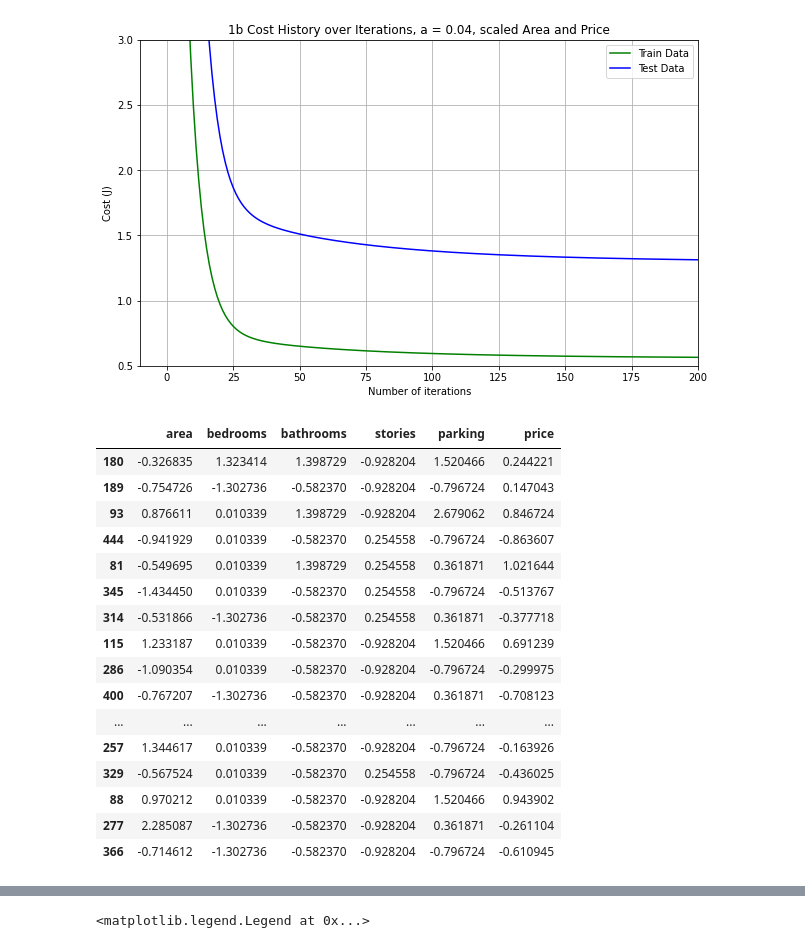
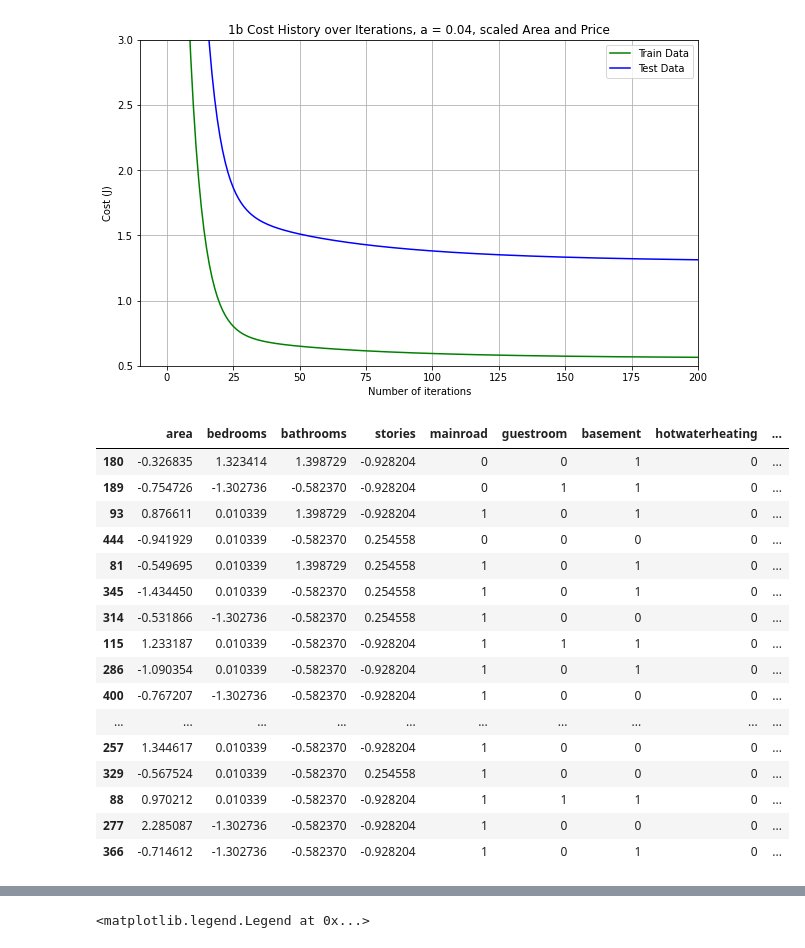
Before and after one commit to ccook93/ECGR-4105-Homeworks, a Jupyter notebook: HW1_Testing Code.ipynb, the cells around one changed output, grey strips where cells are left out. Cells and saved outputs as stored; diff of their text form; code cells hidden in the pictures.

```diff
--- a/HW1_Testing Code.ipynb
+++ b/HW1_Testing Code.ipynb
@@ -276,52 +276,60 @@ plt.legend()
 #1. Min-Max scaling
 #2. Standardisation (mean-0, sigma-1)
 
 import warnings
 warnings.filterwarnings('ignore')
 
 from sklearn.preprocessing import MinMaxScaler, StandardScaler
 
+# varlist2 = ['area','bedrooms','bathrooms','stories','mainroad','guestroom','basement','hotwaterheating','airconditioning','parking','prefarea','price']
 varlist3 = ['area', 'stories', 'bedrooms','bathrooms','parking','price']
+varlist4 = ['area', 'bedrooms', 'bathrooms', 'stories','price']
 
 df_NewtrainCS = df_train[varlist1]
 df_NewtestCS = df_test[varlist1]
 
 df_NewtrainCM = df_train[varlist1]
 df_NewtestCM = df_test[varlist1]
 
 df_NewtrainDS = df_train[varlist2]
 df_NewtestDS = df_test[varlist2]
 
 df_NewtrainDM = df_train[varlist2]
 df_NewtestDM = df_test[varlist2]
 
 # Standard Scaler
 scaler = StandardScaler()
-df_NewtrainCS[varlist3] = scaler.fit_transform(df_NewtrainC[varlist3])
-df_NewtestCS[varlist3] = scaler.fit_transform(df_NewtestC[varlist3])
+df_NewtrainCS[varlist3] = scaler.fit_transform(df_NewtrainCS[varlist3])
+df_NewtestCS[varlist3] = scaler.fit_transform(df_NewtestCS[varlist3])
+
+df_NewtrainDS[varlist4] = scaler.fit_transform(df_NewtrainDS[varlist4])
+df_NewtestDS[varlist4] = scaler.fit_transform(df_NewtestDS[varlist4])
 
 # MinMax Scaler
 scaler = MinMaxScaler()
-df_NewtrainCM[varlist3] = scaler.fit_transform(df_NewtrainC[varlist3])
-df_NewtestCM[varlist3] = scaler.fit_transform(df_NewtestC[varlist3])
+df_NewtrainCM[varlist3] = scaler.fit_transform(df_NewtrainCM[varlist3])
+df_NewtestCM[varlist3] = scaler.fit_transform(df_NewtestCM[varlist3])
+
+df_NewtrainDM[varlist4] = scaler.fit_transform(df_NewtrainDM[varlist4])
+df_NewtestDM[varlist4] = scaler.fit_transform(df_NewtestDM[varlist4])
 
 #df_NewtrainA[varlist3] = scaler.fit_transform(df_NewtrainA[varlist3])
-df_NewtrainCS.head(20)
+df_NewtrainDS.head(20)
 # %% [output]
-|  | area | bedrooms | bathrooms | stories | parking | price |
-| 180 | -0.326835 | 1.323414 | 1.398729 | -0.928204 | 1.520466 | 0.244221 |
-| 189 | -0.754726 | -1.302736 | -0.582370 | -0.928204 | -0.796724 | 0.147043 |
-| 93 | 0.876611 | 0.010339 | 1.398729 | -0.928204 | 2.679062 | 0.846724 |
-| 444 | -0.941929 | 0.010339 | -0.582370 | 0.254558 | -0.796724 | -0.863607 |
-| 81 | -0.549695 | 0.010339 | 1.398729 | 0.254558 | 0.361871 | 1.021644 |
-| 345 | -1.434450 | 0.010339 | -0.582370 | 0.254558 | -0.796724 | -0.513767 |
-| 314 | -0.531866 | -1.302736 | -0.582370 | 0.254558 | 0.361871 | -0.377718 |
-| 115 | 1.233187 | 0.010339 | -0.582370 | -0.928204 | 1.520466 | 0.691239 |
-| 286 | -1.090354 | 0.010339 | -0.582370 | -0.928204 | -0.796724 | -0.299975 |
-| 400 | -0.767207 | -1.302736 | -0.582370 | -0.928204 | 0.361871 | -0.708123 |
-| ... | ... | ... | ... | ... | ... | ... |
-| 257 | 1.344617 | 0.010339 | -0.582370 | -0.928204 | -0.796724 | -0.163926 |
-| 329 | -0.567524 | 0.010339 | -0.582370 | 0.254558 | -0.796724 | -0.436025 |
-| 88 | 0.970212 | 0.010339 | -0.582370 | -0.928204 | 1.520466 | 0.943902 |
-| 277 | 2.285087 | -1.302736 | -0.582370 | -0.928204 | 0.361871 | -0.261104 |
-| 366 | -0.714612 | -1.302736 | -0.582370 | -0.928204 | -0.796724 | -0.610945 |
+|  | area | bedrooms | bathrooms | stories | mainroad | guestroom | basement | hotwaterheating | ... |
+| 180 | -0.326835 | 1.323414 | 1.398729 | -0.928204 | 0 | 0 | 1 | 0 | ... |
+| 189 | -0.754726 | -1.302736 | -0.582370 | -0.928204 | 0 | 1 | 1 | 0 | ... |
+| 93 | 0.876611 | 0.010339 | 1.398729 | -0.928204 | 1 | 0 | 1 | 0 | ... |
+| 444 | -0.941929 | 0.010339 | -0.582370 | 0.254558 | 0 | 0 | 0 | 0 | ... |
+| 81 | -0.549695 | 0.010339 | 1.398729 | 0.254558 | 1 | 0 | 1 | 0 | ... |
+| 345 | -1.434450 | 0.010339 | -0.582370 | 0.254558 | 1 | 0 | 1 | 0 | ... |
+| 314 | -0.531866 | -1.302736 | -0.582370 | 0.254558 | 1 | 0 | 0 | 0 | ... |
+| 115 | 1.233187 | 0.010339 | -0.582370 | -0.928204 | 1 | 1 | 1 | 0 | ... |
+| 286 | -1.090354 | 0.010339 | -0.582370 | -0.928204 | 1 | 0 | 1 | 0 | ... |
+| 400 | -0.767207 | -1.302736 | -0.582370 | -0.928204 | 1 | 0 | 0 | 0 | ... |
+| ... | ... | ... | ... | ... | ... | ... | ... | ... | ... |
+| 257 | 1.344617 | 0.010339 | -0.582370 | -0.928204 | 1 | 0 | 0 | 0 | ... |
+| 329 | -0.567524 | 0.010339 | -0.582370 | 0.254558 | 1 | 0 | 0 | 0 | ... |
+| 88 | 0.970212 | 0.010339 | -0.582370 | -0.928204 | 1 | 1 | 1 | 0 | ... |
+| 277 | 2.285087 | -1.302736 | -0.582370 | -0.928204 | 1 | 0 | 0 | 0 | ... |
+| 366 | -0.714612 | -1.302736 | -0.582370 | -0.928204 | 1 | 0 | 1 | 0 | ... |
```
Also changed, not shown: parts of 15 cells of this notebook.
